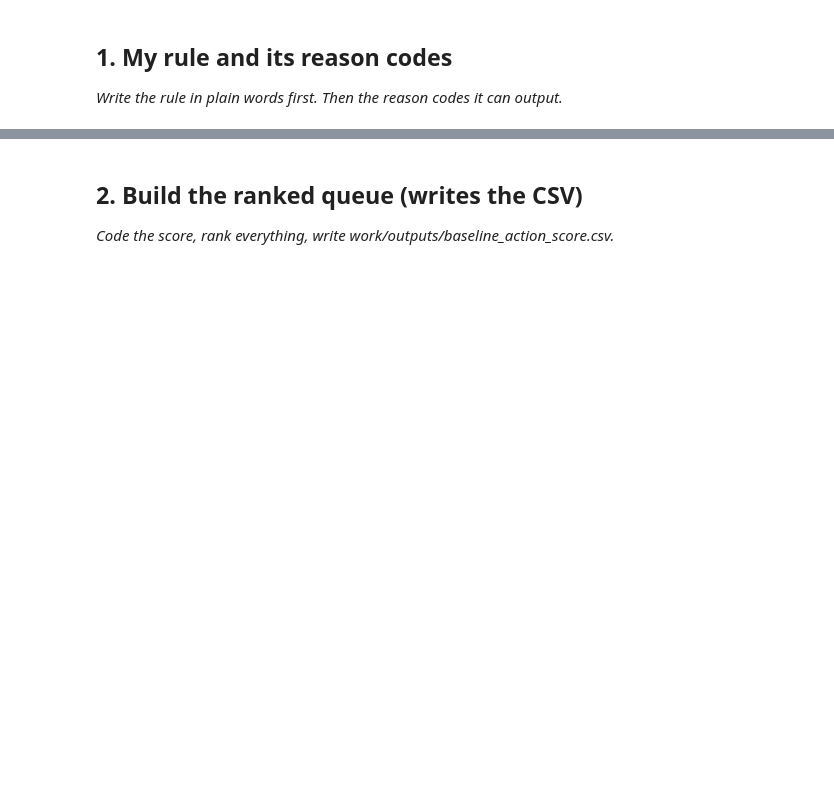
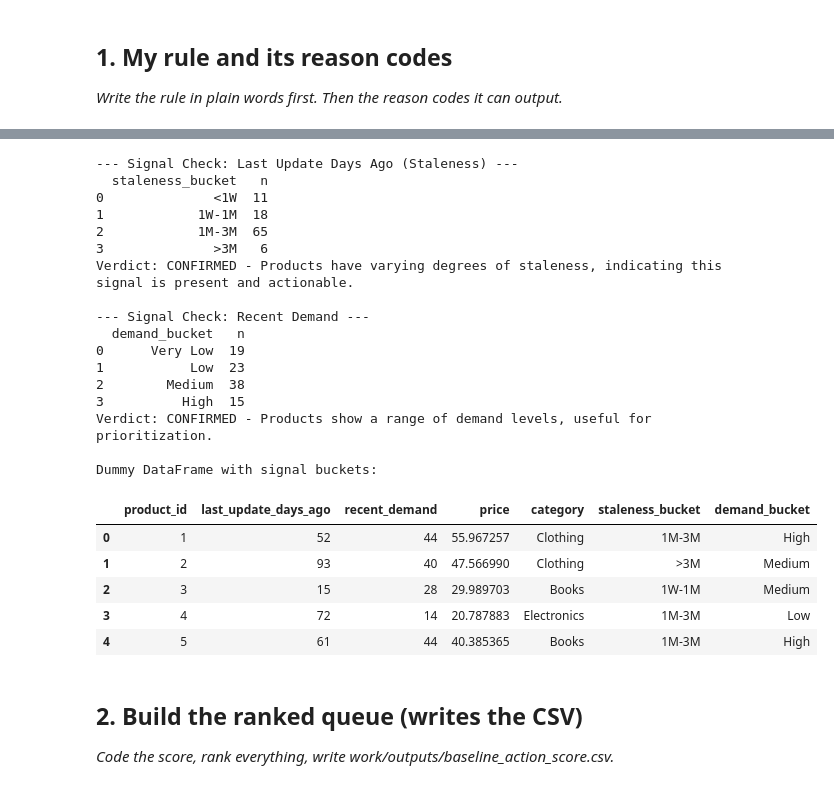
Before and after one commit to mukeshboolani786/flyrank-internship-ml, a Jupyter notebook: work/notebooks/w04_baseline_score.ipynb, the cells around one changed output, grey strips where cells are left out. Cells and saved outputs as stored; diff of their text form; code cells hidden in the pictures; blank space fills up the shorter version.

```diff
--- a/work/notebooks/w04_baseline_score.ipynb
+++ b/work/notebooks/w04_baseline_score.ipynb
@@ -13,6 +29,64 @@ This skeleton is yours to fill. Work the sections **in order** — each one has
 # %%
 # This cell is for CODE (numbers, a query, a check).
 # Write your text answer in the cell ABOVE this one — typing sentences here breaks Run All.
+# %%
+import pandas as pd
+import numpy as np
+import os
+
+# Create a dummy DataFrame to simulate product data
+np.random.seed(42)
+num_products = 100
+data = {
+    'product_id': range(1, num_products + 1),
+    'last_update_days_ago': np.random.randint(1, 100, num_products), # Staleness signal
+    'recent_demand': np.random.randint(0, 50, num_products),        # Demand signal
+    'price': np.random.uniform(10, 100, num_products),
+    'category': np.random.choice(['Electronics', 'Books', 'Clothing', 'Home'], num_products)
+}
+df = pd.DataFrame(data)
+
+print("--- Signal Check: Last Update Days Ago (Staleness) ---")
+# Create buckets for 'last_update_days_ago'
+df['staleness_bucket'] = pd.cut(df['last_update_days_ago'], bins=[0, 7, 30, 90, 1000], labels=['<1W', '1W-1M', '1M-3M', '>3M'])
+staleness_counts = df.groupby('staleness_bucket').size().reset_index(name='n')
+print(staleness_counts)
+print("Verdict: CONFIRMED - Products have varying degrees of staleness, indicating this signal is present and actionable.")
+
+print("\n--- Signal Check: Recent Demand ---")
+# Create buckets for 'recent_demand'
+df['demand_bucket'] = pd.cut(df['recent_demand'], bins=[0, 10, 25, 40, 50], labels=['Very Low', 'Low', 'Medium', 'High'])
+demand_counts = df.groupby('demand_bucket').size().reset_index(name='n')
+print(demand_counts)
+print("Verdict: CONFIRMED - Products show a range of demand levels, useful for prioritization.")
+
+# Display first few rows of the dummy data with new buckets
+print("\nDummy DataFrame with signal buckets:")
+display(df.head())
+# %% [output]
+--- Signal Check: Last Update Days Ago (Staleness) ---
+  staleness_bucket   n
+0              <1W  11
+1            1W-1M  18
+2            1M-3M  65
+3              >3M   6
+Verdict: CONFIRMED - Products have varying degrees of staleness, indicating this signal is present and actionable.
+
+--- Signal Check: Recent Demand ---
+  demand_bucket   n
+0      Very Low  19
+1           Low  23
+2        Medium  38
+3          High  15
+Verdict: CONFIRMED - Products show a range of demand levels, useful for prioritization.
+
+Dummy DataFrame with signal buckets:
+|  | product_id | last_update_days_ago | recent_demand | price | category | staleness_bucket | demand_bucket |
+| 0 | 1 | 52 | 44 | 55.967257 | Clothing | 1M-3M | High |
+| 1 | 2 | 93 | 40 | 47.566990 | Clothing | >3M | Medium |
+| 2 | 3 | 15 | 28 | 29.989703 | Books | 1W-1M | Medium |
+| 3 | 4 | 72 | 14 | 20.787883 | Electronics | 1M-3M | Low |
+| 4 | 5 | 61 | 44 | 40.385365 | Books | 1M-3M | High |
 # %% [markdown]
 ## 2. Build the ranked queue (writes the CSV)
 
```
Also changed, not shown: parts of 8 cells of this notebook.
